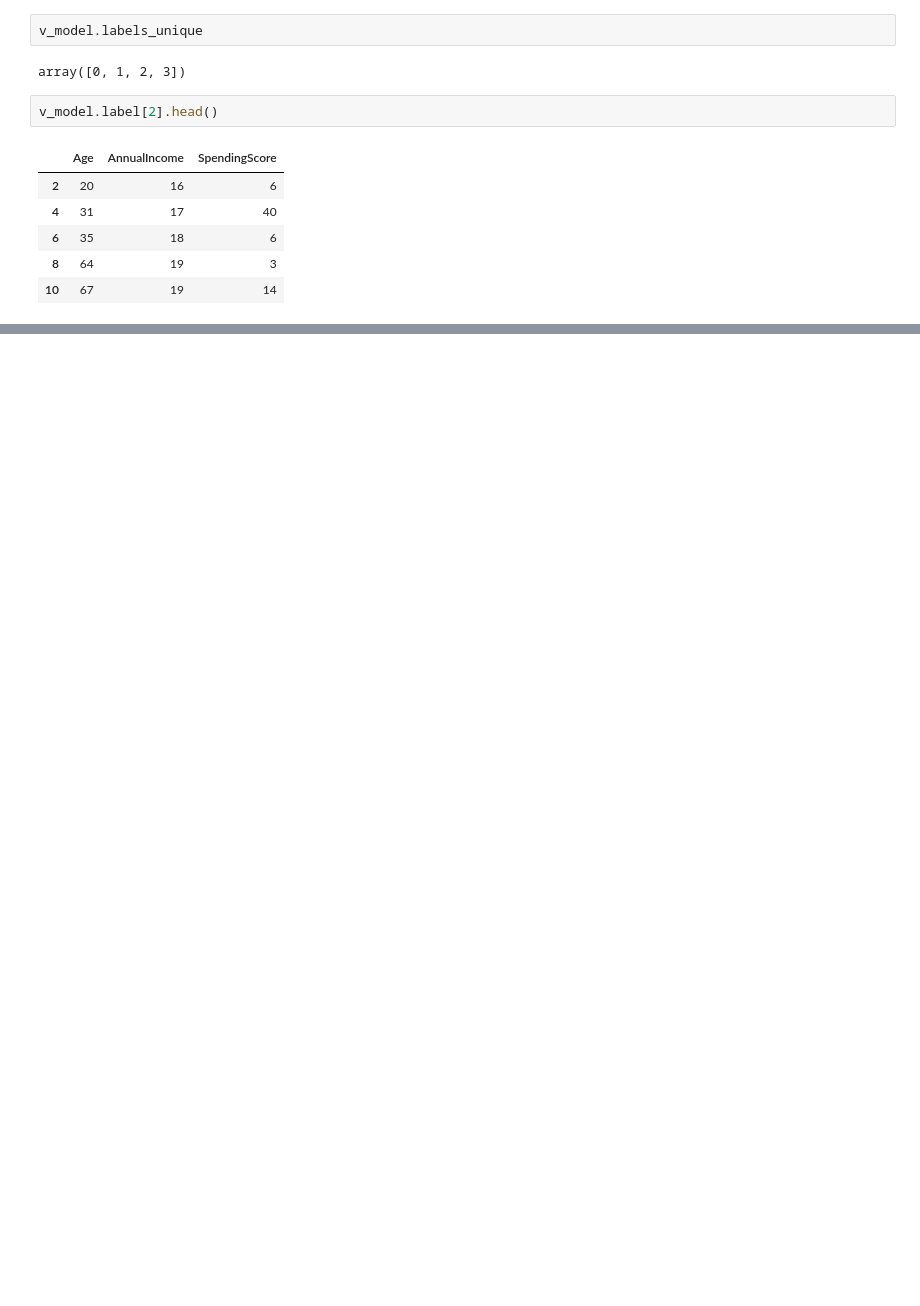
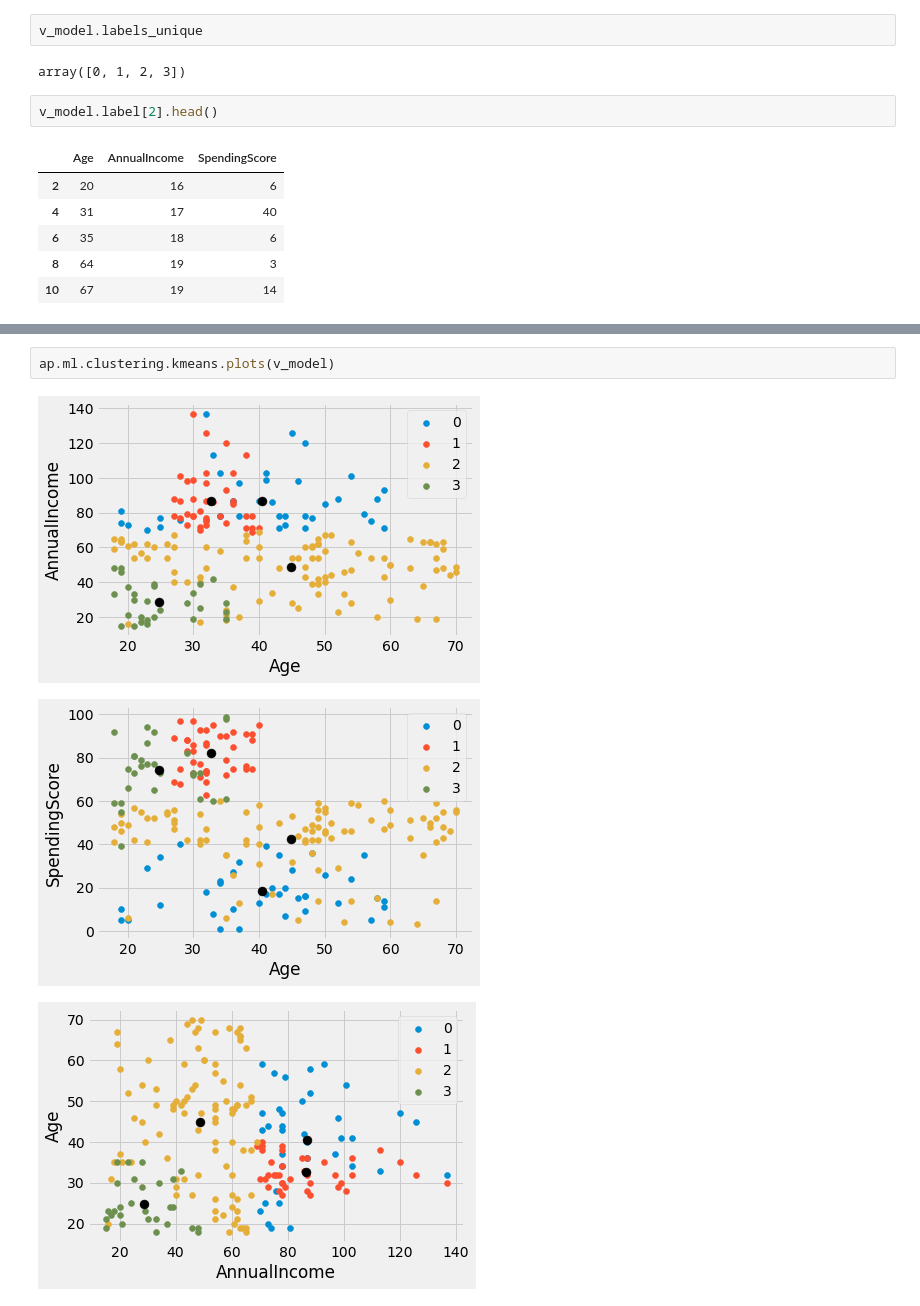
Before and after one commit to ah4d1/anoapycore, a Jupyter notebook: samples/mall_customers_clustering.ipynb, the cells around one changed output, grey strips where cells are left out. Drawn from its saved outputs; the diff is of its cells as text; blank space fills up the shorter version.

```diff
--- a/samples/mall_customers_clustering.ipynb
+++ b/samples/mall_customers_clustering.ipynb
@@ -108,0 +113,6 @@ ap.ml.clustering.kmeans.plot(v_model,'AnnualIncome','SpendingScore')
+# %%
+ap.ml.clustering.kmeans.plots(v_model)
+# %% [output]
+[figure, added]
+[figure, added]
+[figure, added]
```
Also changed, not shown: parts of 9 cells of this notebook.
